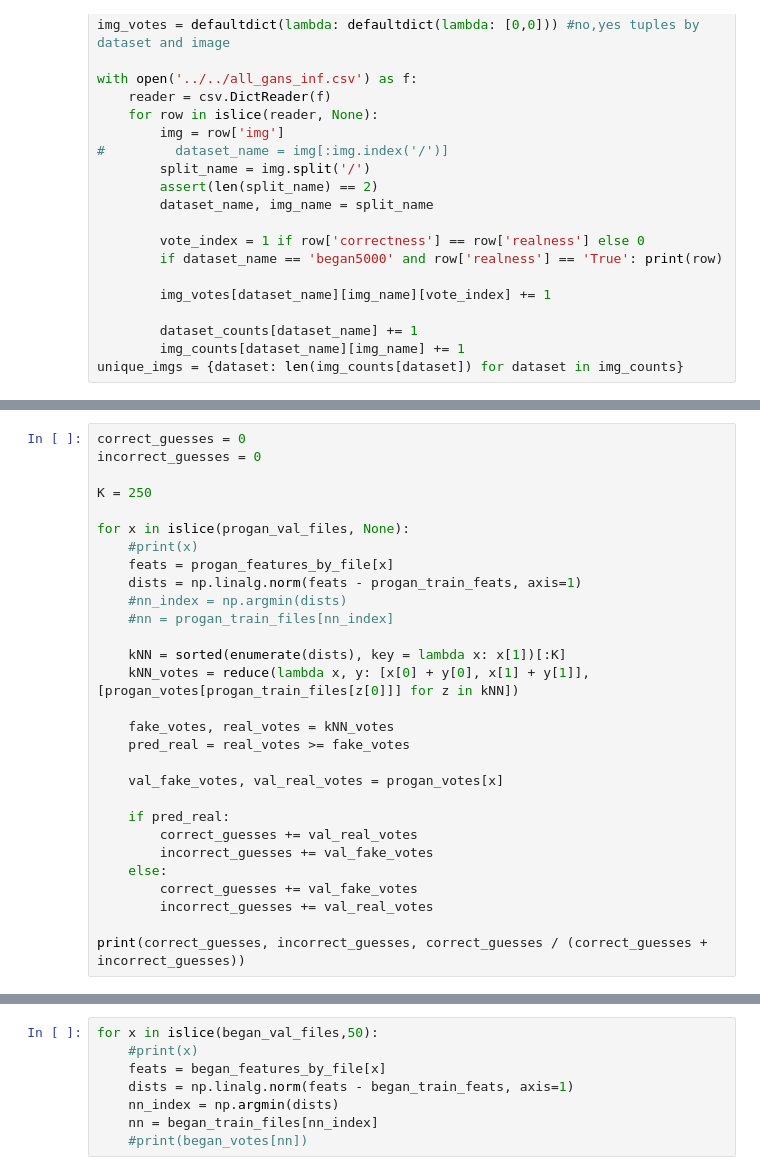
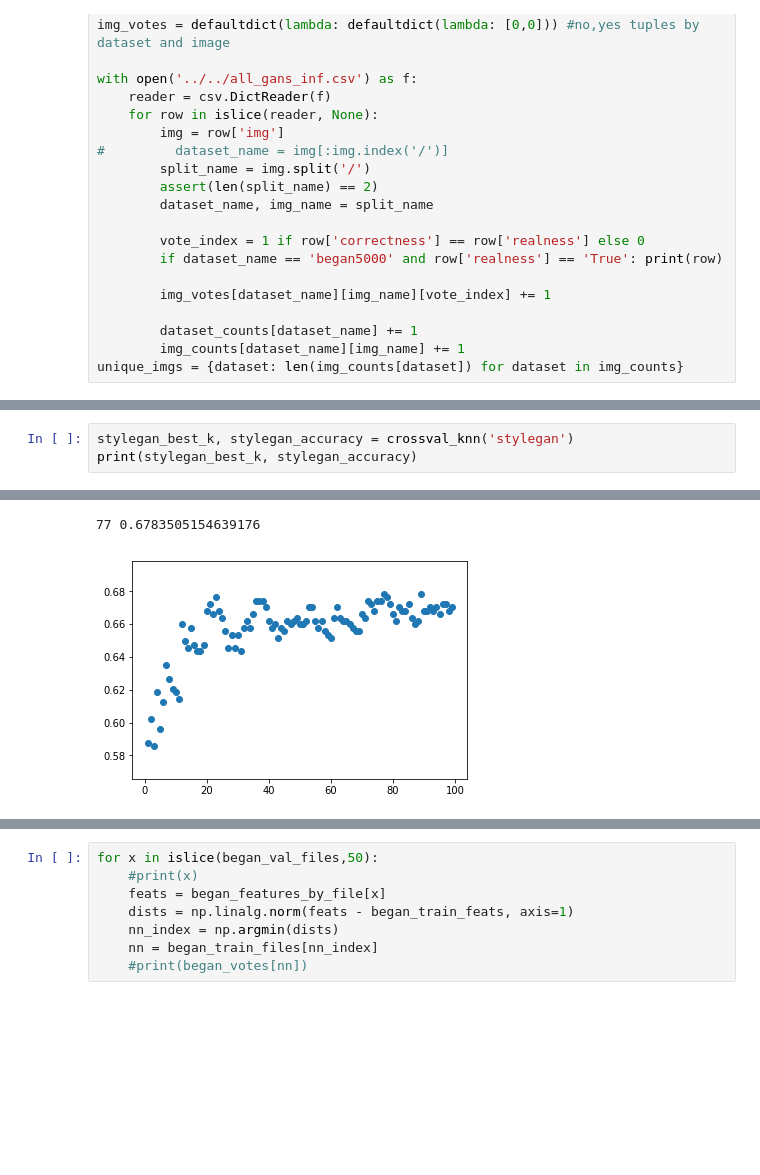
Before and after one commit to kolchinski/humanception-score, a Jupyter notebook: distances/knn_experiment/Nearest_neighbors.ipynb, the cells around one changed output, grey strips where cells are left out. Saved outputs shown, nothing was run; the diff lists cells and outputs as text; blank space fills up the shorter version.

```diff
--- a/distances/knn_experiment/Nearest_neighbors.ipynb
+++ b/distances/knn_experiment/Nearest_neighbors.ipynb
@@ -141,32 +197,3 @@ print(wgan_train_feats.shape)
 (2483, 7)
 (1574, 7)
 (3401, 7)
-# %%
-correct_guesses = 0
-incorrect_guesses = 0
-
-K = 250
-
-for x in islice(progan_val_files, None):
-    #print(x)
-    feats = progan_features_by_file[x]
-    dists = np.linalg.norm(feats - progan_train_feats, axis=1)
-    #nn_index = np.argmin(dists)
-    #nn = progan_train_files[nn_index]
-
-    kNN = sorted(enumerate(dists), key = lambda x: x[1])[:K]
-    kNN_votes = reduce(lambda x, y: [x[0] + y[0], x[1] + y[1]], [progan_votes[progan_train_files[z[0]]] for z in kNN])
-
-    fake_votes, real_votes = kNN_votes
-    pred_real = real_votes >= fake_votes
-
-    val_fake_votes, val_real_votes = progan_votes[x]
-
-    if pred_real:
-        correct_guesses += val_real_votes
-        incorrect_guesses += val_fake_votes
-    else:
-        correct_guesses += val_fake_votes
-        incorrect_guesses += val_real_votes
-
-print(correct_guesses, incorrect_guesses, correct_guesses / (correct_guesses + incorrect_guesses))
@@ -174,0 +253,4 @@ print(correct_guesses, incorrect_guesses, correct_guesses / (correct_guesses + i
+# %%
+stylegan_best_k, stylegan_accuracy = crossval_knn('stylegan')
+print(stylegan_best_k, stylegan_accuracy)
+# %% [output]
@@ -174,0 +258,2 @@ print(correct_guesses, incorrect_guesses, correct_guesses / (correct_guesses + i
+77 0.6783505154639176
+[figure, added]
```
Also changed, not shown: parts of 13 cells of this notebook.
